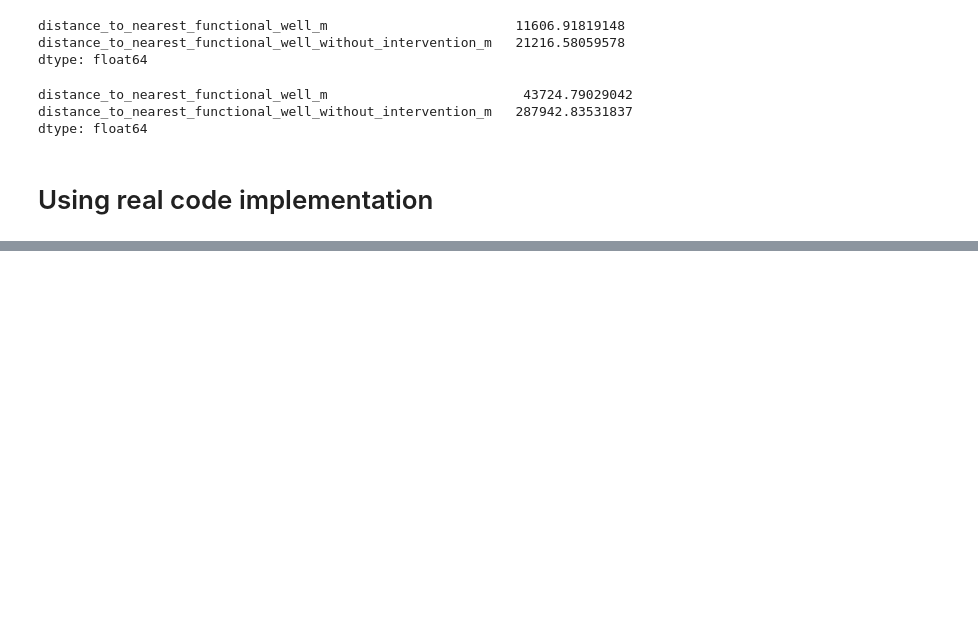
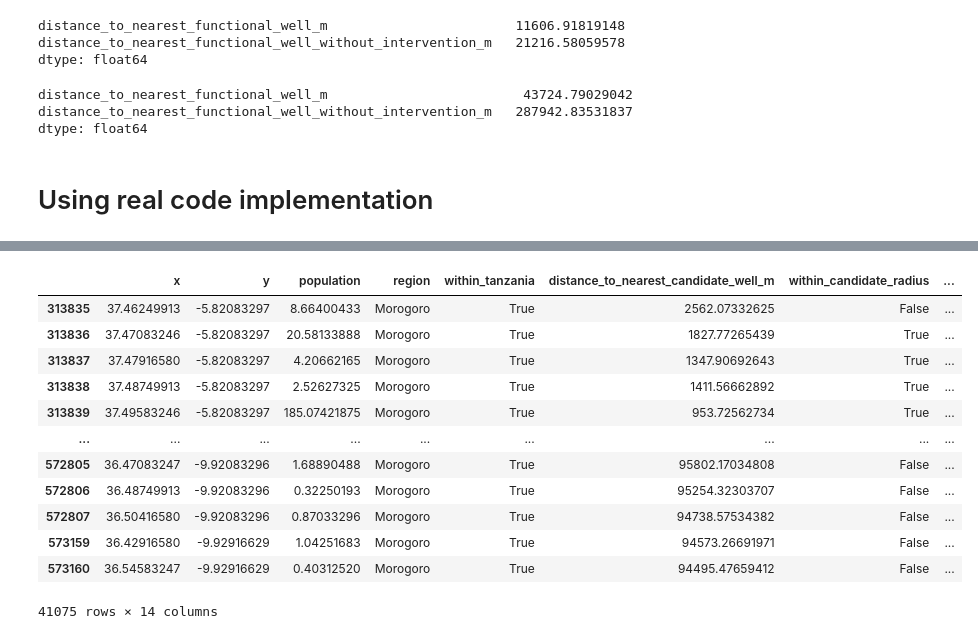
Before and after one commit to koffiekasper/Tanzania-Waterpump-Case, a Jupyter notebook: notebooks/geo_pop_experimentation.ipynb, the cells around one changed output, grey strips where cells are left out. Saved outputs shown, nothing was run; the diff lists cells and outputs as text; code cells hidden in the pictures; blank space fills up the shorter version.

```diff
--- a/notebooks/geo_pop_experimentation.ipynb
+++ b/notebooks/geo_pop_experimentation.ipynb
@@ -973,0 +1205,16 @@ plt.show()
+# %%
+region_population_access_df
+# %% [output]
+|  | x | y | population | region | within_tanzania | distance_to_nearest_candidate_well_m | within_candidate_radius | ... |
+| 313835 | 37.46249913 | -5.82083297 | 8.66400433 | Morogoro | True | 2562.07332625 | False | ... |
+| 313836 | 37.47083246 | -5.82083297 | 20.58133888 | Morogoro | True | 1827.77265439 | True | ... |
+| 313837 | 37.47916580 | -5.82083297 | 4.20662165 | Morogoro | True | 1347.90692643 | True | ... |
+| 313838 | 37.48749913 | -5.82083297 | 2.52627325 | Morogoro | True | 1411.56662892 | True | ... |
+| 313839 | 37.49583246 | -5.82083297 | 185.07421875 | Morogoro | True | 953.72562734 | True | ... |
+| ... | ... | ... | ... | ... | ... | ... | ... | ... |
+| 572805 | 36.47083247 | -9.92083296 | 1.68890488 | Morogoro | True | 95802.17034808 | False | ... |
+| 572806 | 36.48749913 | -9.92083296 | 0.32250193 | Morogoro | True | 95254.32303707 | False | ... |
+| 572807 | 36.50416580 | -9.92083296 | 0.87033296 | Morogoro | True | 94738.57534382 | False | ... |
+| 573159 | 36.42916580 | -9.92916629 | 1.04251683 | Morogoro | True | 94573.26691971 | False | ... |
+| 573160 | 36.54583247 | -9.92916629 | 0.40312520 | Morogoro | True | 94495.47659412 | False | ... |
+41075 rows × 14 columns
```
Also changed, not shown: parts of 17 cells of this notebook, 3 other files.
